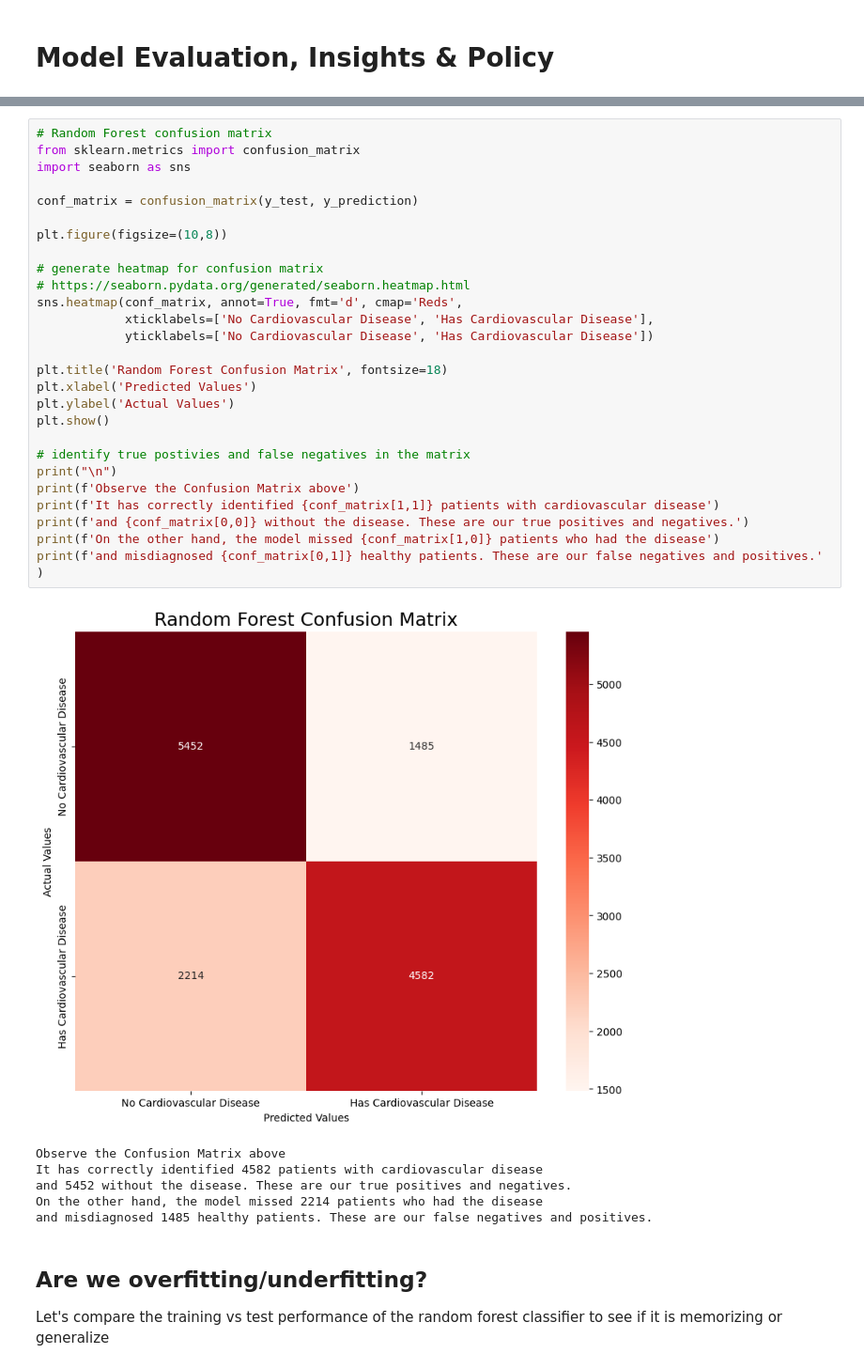
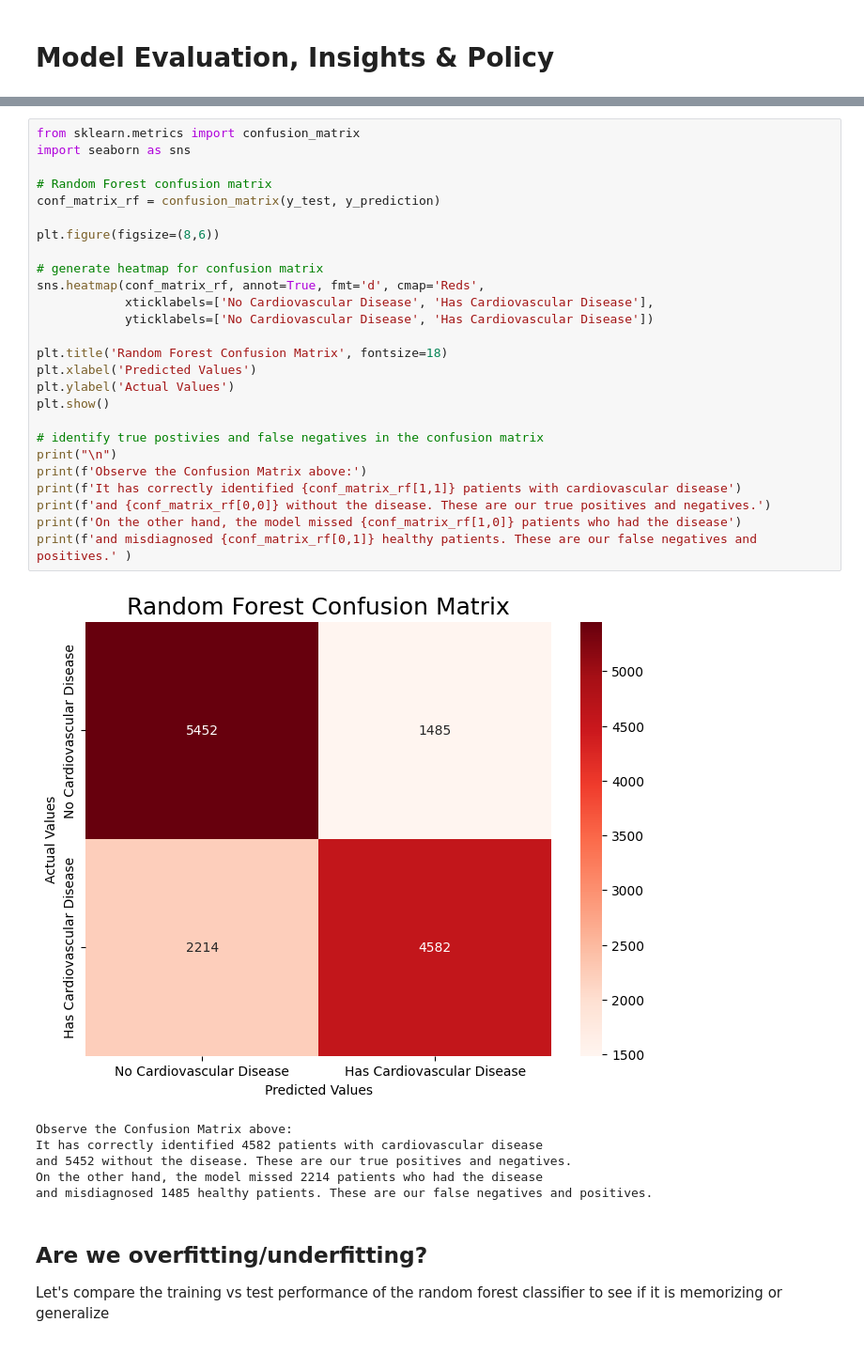
Before and after one commit to harshryadav/covid-case-prediction, a Jupyter notebook: 602_p5_harshyadav.ipynb, the cells around one changed output, grey strips where cells are left out. Shown at 94% size. Saved outputs shown, nothing was run; the diff lists cells and outputs as text.

```diff
--- a/602_p5_harshyadav.ipynb
+++ b/602_p5_harshyadav.ipynb
@@ -1229,35 +1242,34 @@ Classfication report for our RandomForestClassifier from above:
    macro avg       0.73      0.73      0.73     13733
 weighted avg       0.73      0.73      0.73     13733
 # %%
-# Random Forest confusion matrix
 from sklearn.metrics import confusion_matrix
 import seaborn as sns
 
-conf_matrix = confusion_matrix(y_test, y_prediction)
+# Random Forest confusion matrix
+conf_matrix_rf = confusion_matrix(y_test, y_prediction)
 
-plt.figure(figsize=(10,8))
+plt.figure(figsize=(8,6))
 
 # generate heatmap for confusion matrix
-# https://seaborn.pydata.org/generated/seaborn.heatmap.html
-sns.heatmap(conf_matrix, annot=True, fmt='d', cmap='Reds',
+sns.heatmap(conf_matrix_rf, annot=True, fmt='d', cmap='Reds',
             xticklabels=['No Cardiovascular Disease', 'Has Cardiovascular Disease'],
             yticklabels=['No Cardiovascular Disease', 'Has Cardiovascular Disease'])
 
 plt.title('Random Forest Confusion Matrix', fontsize=18)
 plt.xlabel('Predicted Values')
 plt.ylabel('Actual Values')
 plt.show()
 
-# identify true postivies and false negatives in the matrix
+# identify true postivies and false negatives in the confusion matrix
 print("\n")
-print(f'Observe the Confusion Matrix above')
-print(f'It has correctly identified {conf_matrix[1,1]} patients with cardiovascular disease')
-print(f'and {conf_matrix[0,0]} without the disease. These are our true positives and negatives.')
-print(f'On the other hand, the model missed {conf_matrix[1,0]} patients who had the disease')
-print(f'and misdiagnosed {conf_matrix[0,1]} healthy patients. These are our false negatives and positives.' )
+print(f'Observe the Confusion Matrix above:')
+print(f'It has correctly identified {conf_matrix_rf[1,1]} patients with cardiovascular disease')
+print(f'and {conf_matrix_rf[0,0]} without the disease. These are our true positives and negatives.')
+print(f'On the other hand, the model missed {conf_matrix_rf[1,0]} patients who had the disease')
+print(f'and misdiagnosed {conf_matrix_rf[0,1]} healthy patients. These are our false negatives and positives.' )
 # %% [output]
-[figure, old version]
+[figure, new version]
-Observe the Confusion Matrix above
+Observe the Confusion Matrix above:
 It has correctly identified 4582 patients with cardiovascular disease
 and 5452 without the disease. These are our true positives and negatives.
 On the other hand, the model missed 2214 patients who had the disease
```
Also changed, not shown: parts of 21 cells of this notebook.
